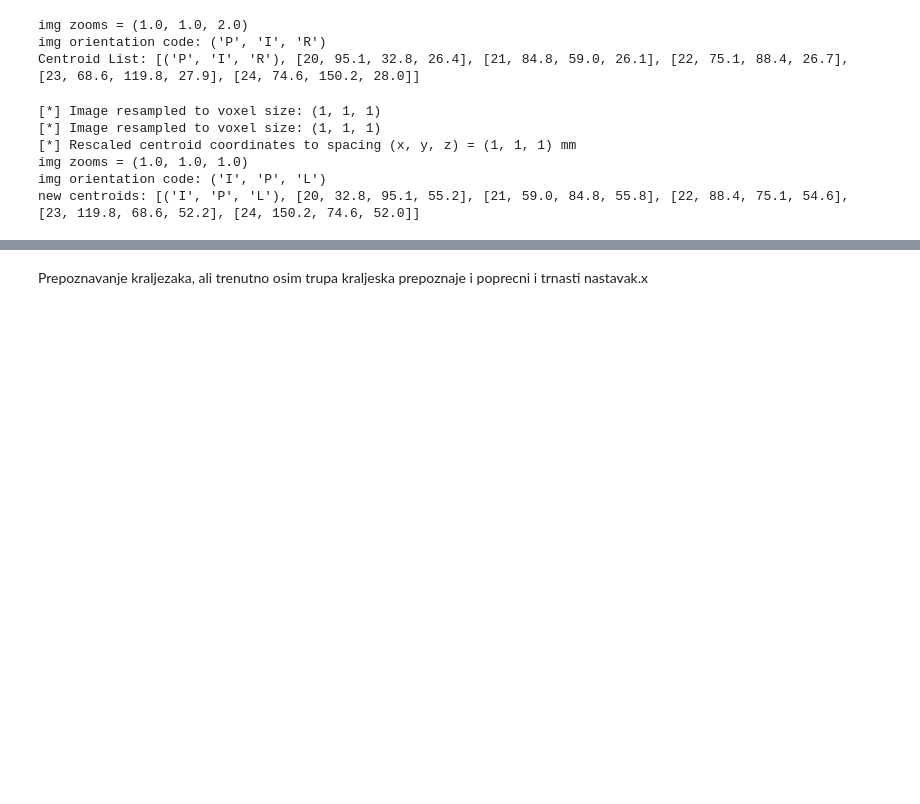
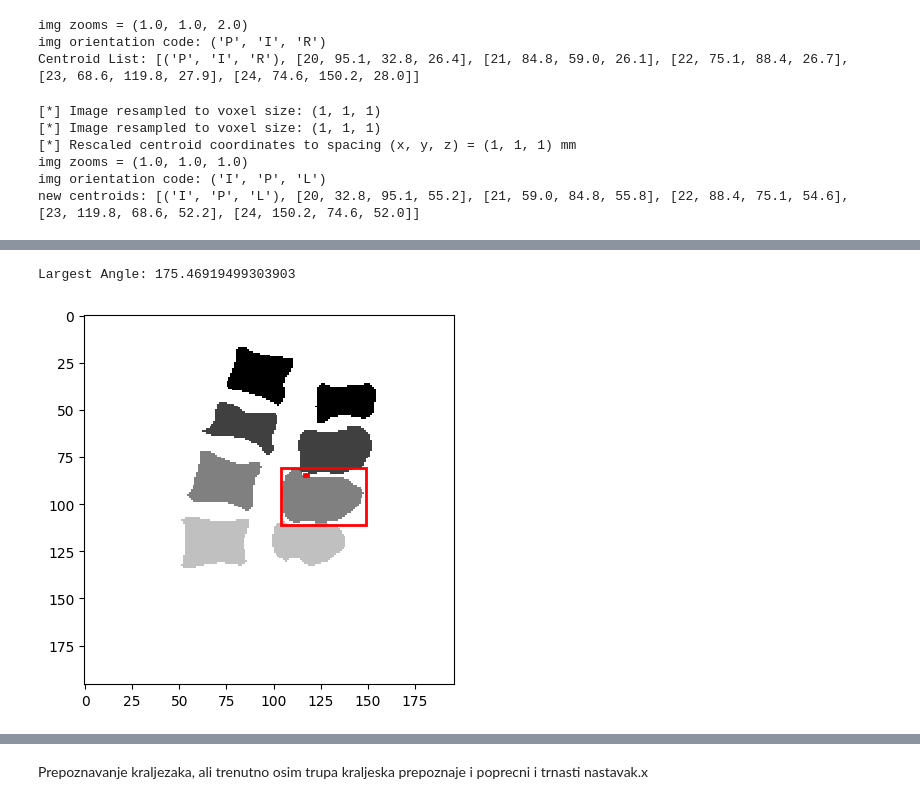
Before and after one commit to emajavor/racunalni_vid, a Jupyter notebook: cobbs_angle.ipynb, the cells around one changed output, grey strips where cells are left out. Drawn from its saved outputs; the diff is of its cells as text; code cells hidden in the pictures; blank space fills up the shorter version.

```diff
--- a/cobbs_angle.ipynb
+++ b/cobbs_angle.ipynb
@@ -185,0 +237,74 @@ plot_sag_centroids(axs[0], ctd_iso, zooms)
+# %%
+import numpy as np
+import matplotlib.pyplot as plt
+
+# Define a function to calculate the angle between two vectors
+def angle_between(v1, v2):
+    """Calculate the angle in radians between two vectors."""
+    dot_product = np.dot(v1, v2)
+    norm_product = np.linalg.norm(v1) * np.linalg.norm(v2)
+    return np.arccos(dot_product / norm_product)
+
+# Define a function to calculate the angle of rotation of a vector
+def rotation_angle(v):
+    """Calculate the angle of rotation in radians of a vector."""
+    return np.arctan2(v[1], v[0])
+
+# Initialize a list to store the axis direction and rotation angle for each vertebra
+axis_directions = []
+rotation_angles = []
+
+# Loop through each region
+for props in regions:
+    # Exclude the largest region
+    if props.label != largest_region_index + 1:
+        # Get orientation of the region
+        orientation = props.orientation
+
+        # Calculate major axis direction
+        axis = np.array([np.cos(orientation), -np.sin(orientation)])
+
+        # Calculate the rotation angle of the axis
+        angle = rotation_angle(axis)
+
+        # Save the axis direction and rotation angle
+        axis_directions.append(axis)
+        rotation_angles.append(angle)
+
+# Initialize lists to store information about the vertebra with the largest angle
+largest_angle_vertices = []
+largest_angle_index = None
+largest_angle = 0
+
+# Loop through each vertebra again to compare with the reference vertebra
+for i, reference_axis in enumerate(axis_directions):
+    # Loop through each vertebra again to compare with the reference vertebra
+    for j, axis in enumerate(axis_directions):
+        if i != j:  # Skip comparing with itself
+            # Calculate the angle between the two axes
+            angle = angle_between(reference_axis, axis)
+
+            # Update the largest angle and index if the current angle is larger
+            if angle > largest_angle:
+                largest_angle = angle
+                largest_angle_index = j
+                largest_angle_vertices = [i, j]
+
+# Print the largest angle and its corresponding vertebra index for the reference vertebra
+print(f"Largest Angle: {np.degrees(largest_angle)}")
+
+# Plot the original image
+plt.imshow(msk_np_sag, cmap='gray')
+
+# Plot the vertebrae with the largest angle
+for vertex_index in largest_angle_vertices:
+    props = regions[vertex_index]
+    minr, minc, maxr, maxc = props.bbox
+    rect = plt.Rectangle((minc, minr), maxc - minc, maxr - minr, fill=False, edgecolor='red', linewidth=2)
+    plt.gca().add_patch(rect)
+
+# Show the plot
+plt.show()
+# %% [output]
+Largest Angle: 175.46919499303903
+[figure, added]
```
Also changed, not shown: parts of 13 cells of this notebook.
